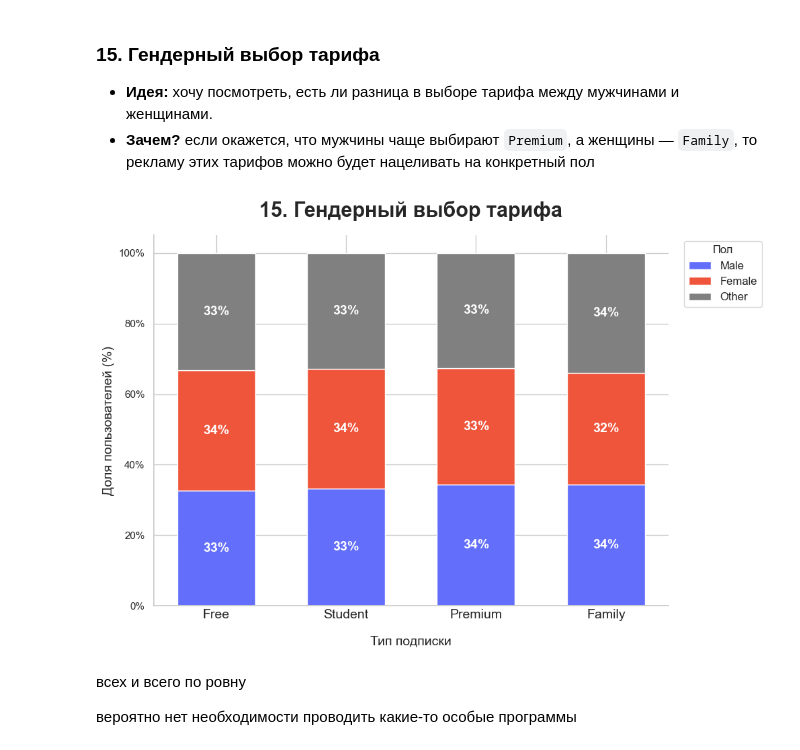
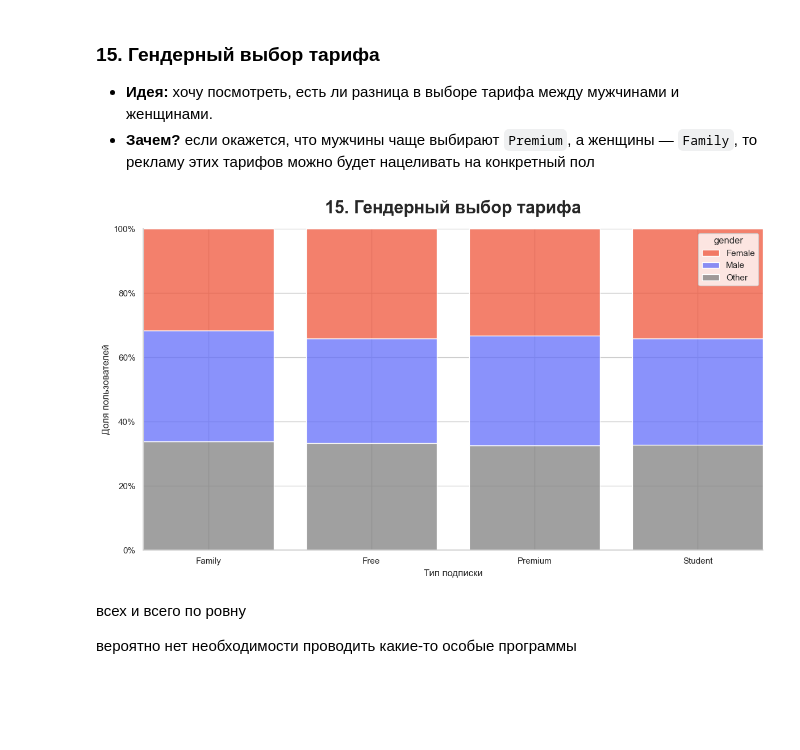
Before and after one commit to UladzislauShuman/university_homework, a Jupyter notebook: famcs_homework/ML/lab1/spotify_analysis.ipynb, the cells around one changed output. Drawn from its saved outputs; the diff is of its cells as text; code cells hidden in the pictures; blank space fills up the shorter version.

```diff
--- a/famcs_homework/ML/lab1/spotify_analysis.ipynb
+++ b/famcs_homework/ML/lab1/spotify_analysis.ipynb
@@ -1485,88 +1403,29 @@ plt.show()
 *   **Зачем?** если окажется, что мужчины чаще выбирают `Premium`, а женщины — `Family`, то рекламу этих тарифов можно будет нацеливать на конкретный пол
 # %%
 # --- подготовка данных ---
-
-'''
-создаем таблицу, где по строкам - типы подписки, по столбцам - пол
-'''
-gender_dist_by_sub = pd.crosstab(
-    df['subscription_type'],
-    df['gender'],
-    normalize='index' # сразу считаем процент
-) * 100
-
-# задаем нужный нам порядок столбцов на графике
-order = ['Free', 'Student', 'Premium', 'Family']
-gender_dist_by_sub = gender_dist_by_sub.reindex(order)
-
+gender_dist_long = df.groupby(['subscription_type', 'gender']).size().reset_index(name='count')
 
 # --- график ---
-
-# инициализируем холст
-fig, ax = plt.subplots(figsize=(12, 7))
-
-# задаем цвета для каждого пола
-colors = {'Male': '#636EFA', 'Female': '#EF553B', 'Other': 'grey'}
-
-'''
-рисуем столбцы в цикле, накладывая их друг на друга (stacked bar)
-bottom - это высота, с которой начинается следующий сегмент
-'''
-bottom = np.zeros(len(gender_dist_by_sub))
-for gender, color in colors.items():
-    if gender in gender_dist_by_sub.columns:
-        bars = ax.bar(
-            gender_dist_by_sub.index, # ось x - типы подписки
-            gender_dist_by_sub[gender], # высота сегмента
-            bottom=bottom, # начинаем рисовать поверх предыдущего
-            label=gender, # имя для легенды
-            color=color, # цвет
-            width=0.6,
-            edgecolor='white'
-        )
-        # добавляем подписи с процентами внутрь каждого сегмента
-        for bar in bars:
-            h = bar.get_height()
-            if h > 5: # не подписываем маленькие сегменты
-                ax.text(
-                    bar.get_x() + bar.get_width() / 2,
-                    bar.get_y() + h / 2,
-                    f'{h:.0f}%',
-                    ha='center',
-                    va='center',
-                    color='white',
-                    fontsize=14,
-                    fontweight='bold'
-                )
-        # увеличиваем 'bottom' на высоту текущего сегмента
-        bottom += gender_dist_by_sub[gender]
-
-
+plt.figure(figsize=(12, 7))
+ax = sns.histplot(
+    data=gender_dist_long,
+    x='subscription_type',
+    hue='gender',
+    weights='count',
+    multiple='fill', # <-- создает 100% stacked bar
+    palette={'Male': '#636EFA', 'Female': '#EF553B', 'Other': 'grey'},
+    shrink=0.8
+)
 # --- украшаем ---
-
-# заголовок
 ax.set_title("15. Гендерный выбор тарифа", fontsize=22, fontweight='bold', pad=20)
-
-# подписи и настройки осей
-ax.set_xlabel("Тип подписки", fontsize=14, labelpad=15)
-ax.set_ylabel("Доля пользователей (%)", fontsize=14)
-ax.set_yticks(np.arange(0, 101, 20))
-ax.yaxis.set_major_formatter(plt.FuncFormatter('{:.0f}%'.format))
-ax.tick_params(axis='x', labelsize=14, length=0)
-
-# убираем лишние рамки
-ax.spines['top'].set_visible(False)
-ax.spines['right'].set_visible(False)
-
-# легенда
-ax.legend(title='Пол', bbox_to_anchor=(1.02, 1), loc='upper left', fontsize=12)
-
-# подгоняем элементы, чтобы легенда влезла
-plt.tight_layout(rect=[0, 0, 0.85, 1])
-# отображаем
+ax.set_xlabel("Тип подписки")
+ax.set_ylabel("Доля пользователей")
+ax.yaxis.set_major_formatter(plt.FuncFormatter('{:.0%}'.format))
+sns.despine()
+plt.tight_layout()
 plt.show()
 # %% [output]
-[figure, old version]
+[figure, new version]
 # %% [markdown]
 всех и всего по ровну
 
```
Also changed, not shown: parts of 3 cells of this notebook.
